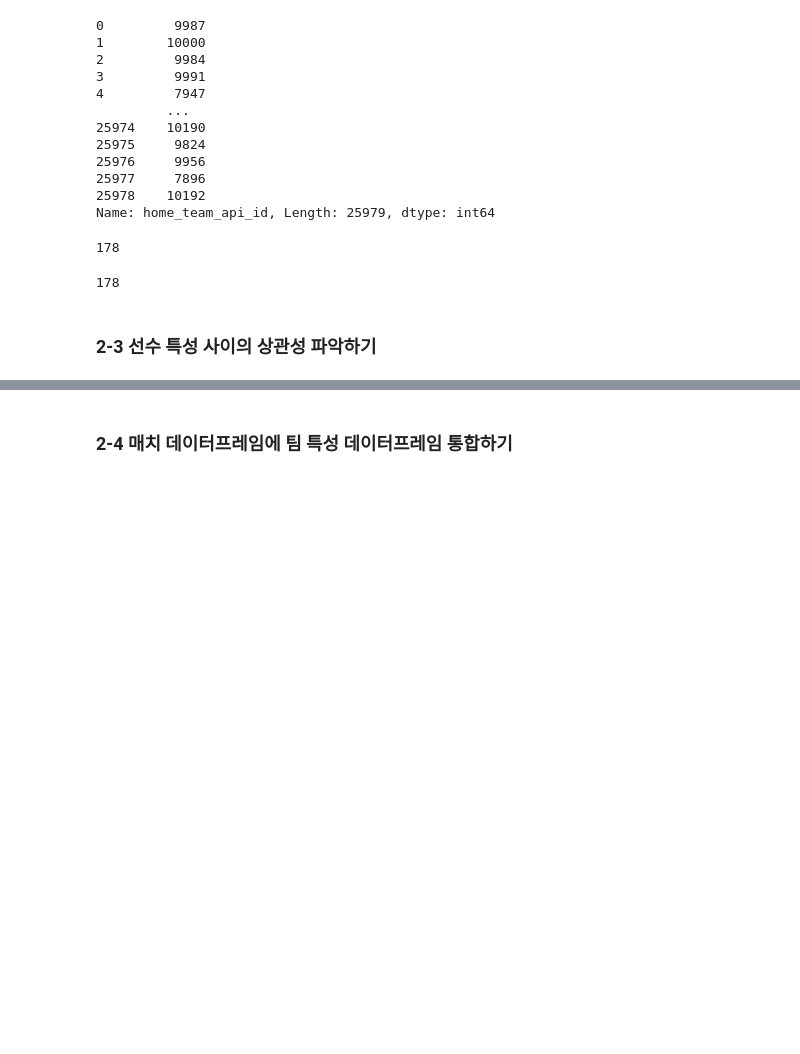
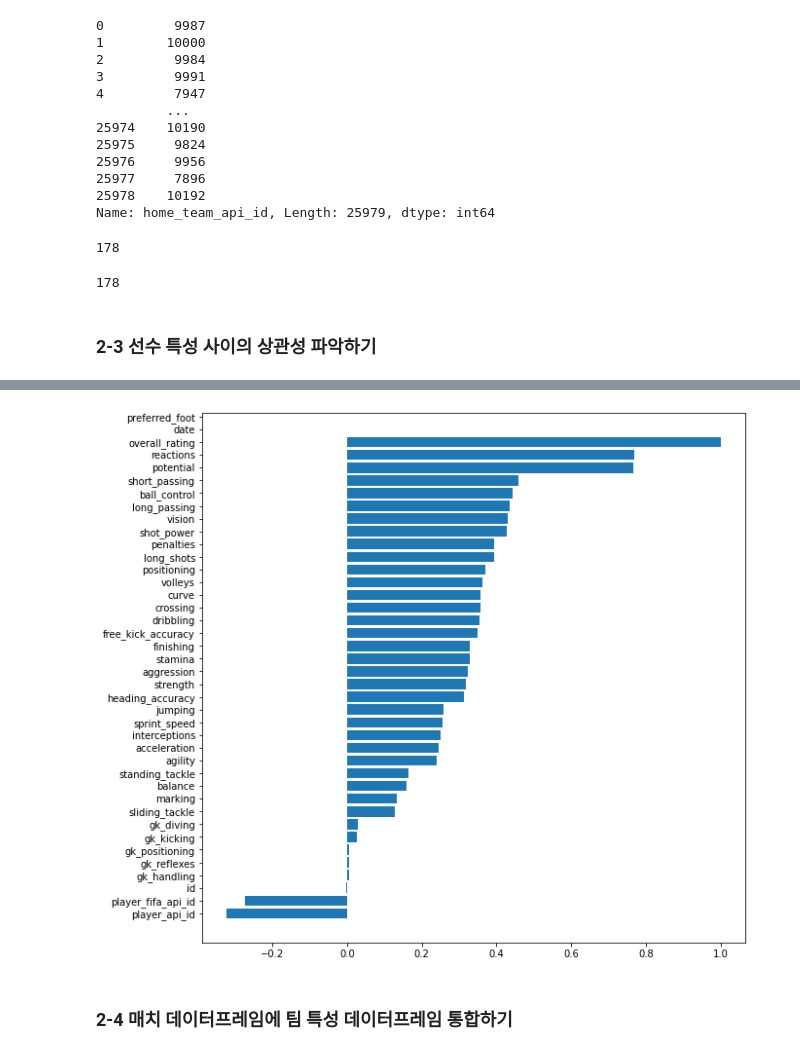
Before and after one commit to kish191919/Python_Project, a Jupyter notebook: Python_Basic/Basic_Kaggle_4_European Soccer Database.ipynb, the cells around one changed output, grey strips where cells are left out. Drawn from its saved outputs; the diff is of its cells as text; code cells hidden in the pictures; blank space fills up the shorter version.

```diff
--- a/Python_Basic/Basic_Kaggle_4_European Soccer Database.ipynb
+++ b/Python_Basic/Basic_Kaggle_4_European Soccer Database.ipynb
@@ -402,3 +439,11 @@ df_match['away_team_api_id'].map(df_team_att.groupby('team_api_id').mean()['buil
+# %%
+df_or = pd.DataFrame(data = df_player_att.corr()[['overall_rating']], index = df_player_att.columns)
+df_or.sort_values(by='overall_rating', ascending=True, inplace=True)
+plt.figure(figsize=(10,10))
+plt.barh(data = df_or, y=df_or.index, width= 'overall_rating')
+plt.show()
+# %% [output]
+[figure, added]
 # %% [markdown]
 ### 2-4 매치 데이터프레임에 팀 특성 데이터프레임 통합하기
 # %%
```
Also changed, not shown: parts of 10 cells of this notebook.
